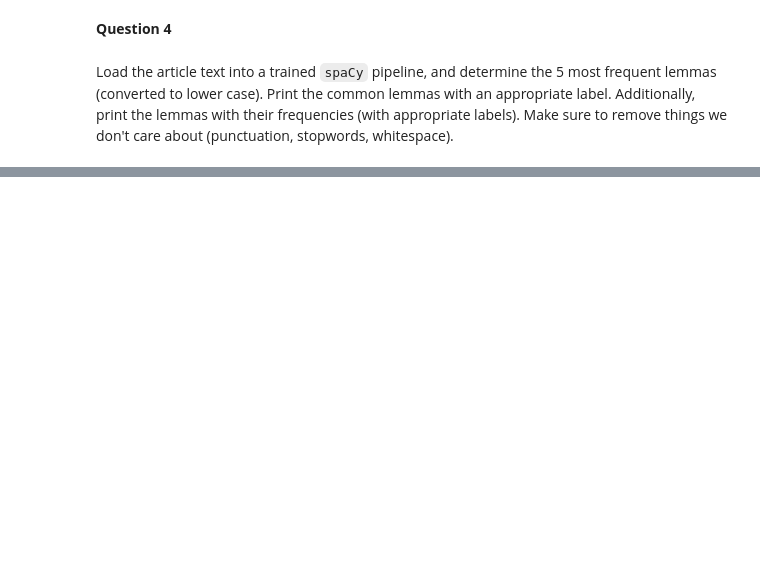
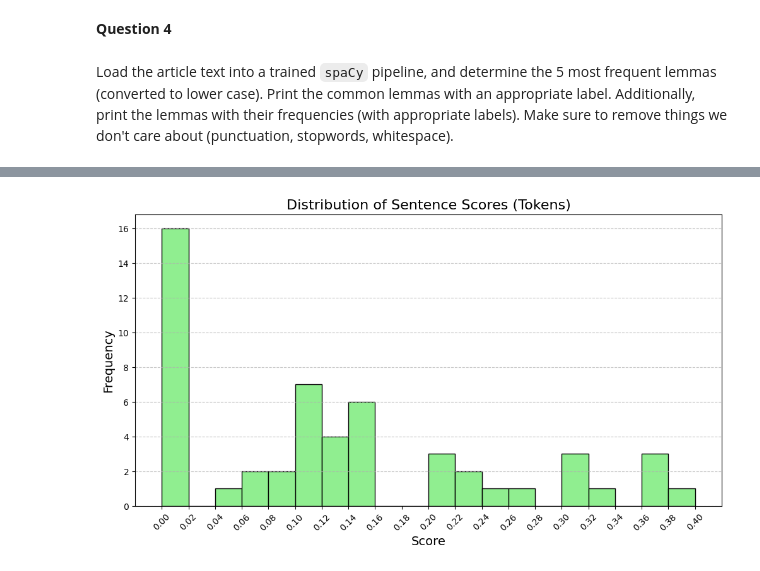
Before and after one commit to Bdowdle4/bd-web-scraping, a Jupyter notebook: web-scraping.ipynb, the cells around one changed output, grey strips where cells are left out. Cells and saved outputs as stored; diff of their text form; code cells hidden in the pictures; blank space fills up the shorter version.

```diff
--- a/web-scraping.ipynb
+++ b/web-scraping.ipynb
@@ -59,3 +88,22 @@ Write code that extracts the article html from https://web.archive.org/web/20210
 **Question 2**
 # %% [markdown]
 Read in your article's html source from the file you created in question 1 and print it's text (use `.get_text()`)
+# %%
+import pickle
+from bs4 import BeautifulSoup
+
+# Load the HTML content from the .pkl file
+with open("article.pkl", "rb") as file:
+    html_content = pickle.load(file)
+
+# Parse the HTML content using BeautifulSoup
+soup = BeautifulSoup(html_content, "html.parser")
+
+# Extract the article content by targeting a specific tag/class (example uses 'article-content')
+article_div = soup.find('div', class_='entry-content')  # Adjust based on the actual structure
+if article_div:
+    article_text = article_div.get_text(strip=True)
+    print("Article Text:\n")
+    print(article_text)
+else:
+    print("Could not find the article content.")
@@ -77,0 +302,65 @@ You may find some of the code from the in class notes useful; feel free to use m
+# %%
+import pickle
+from bs4 import BeautifulSoup
+import spacy
+from collections import Counter
+import matplotlib.pyplot as plt
+import numpy as np
+
+# Load the HTML content from the .pkl file
+with open("article.pkl", "rb") as file:
+    html_content = pickle.load(file)
+
+# Parse the HTML content using BeautifulSoup
+soup = BeautifulSoup(html_content, "html.parser")
+
+# Extract the article content by targeting a specific tag/class
+article_div = soup.find('div', class_='entry-content')  # Adjust based on the actual structure
+if article_div:
+    article_text = article_div.get_text(strip=True)
+else:
+    article_text = ""
+    print("Could not find the article content.")
+
+# Load the spaCy language model (English)
+nlp = spacy.load("en_core_web_sm")
+
+# Process the article text with spaCy
+doc = nlp(article_text)
+
+# Define the scoring method
+def score_sentence_by_token(sentence, interesting_tokens):
+    """
+    Calculate the score of a sentence by tokens.
+    :param sentence: The sentence to score.
+    :param interesting_tokens: List of interesting tokens.
+    :return: The score of the sentence.
+    """
+    tokens = [token.text.lower() for token in sentence if not token.is_stop and not token.is_punct]
+    count = sum(1 for token in tokens if token in interesting_tokens)
+    return count / len(tokens) if tokens else 0
+
+# Interesting tokens for scoring
+interesting_tokens = ['laser','headlights','technology','led','headlight']
+
+# Calculate scores for every sentence
+scores = [score_sentence_by_token(sentence, interesting_tokens) for sentence in doc.sents]
+
+# Define bin edges from scores with intervals of 0.02
+bin_edges = np.arange(0, max(scores) + 0.02, 0.02)
+
+# Plot the histogram
+plt.figure(figsize=(12, 6))  # Make the histogram wider
+plt.hist(scores, bins=bin_edges, color='lightgreen', edgecolor='black')
+plt.title('Distribution of Sentence Scores (Tokens)', fontsize=16)
+plt.xlabel('Score', fontsize=14)
+plt.ylabel('Frequency', fontsize=14)
+plt.xticks(bin_edges, rotation=45)  # Set x-ticks to match bin intervals
+plt.grid(axis='y', linestyle='--', alpha=0.7)
+plt.show()
+
+# Observation Comment:
+# The most common range of scores by far appears to be between 0.00 and 0.02.
+# Indicating that most sentences in the article have few mentions of the interesting tokens relative to their total length.
+# %% [output]
+[figure, added]
```
Also changed, not shown: parts of 18 cells of this notebook, 3 other files.
